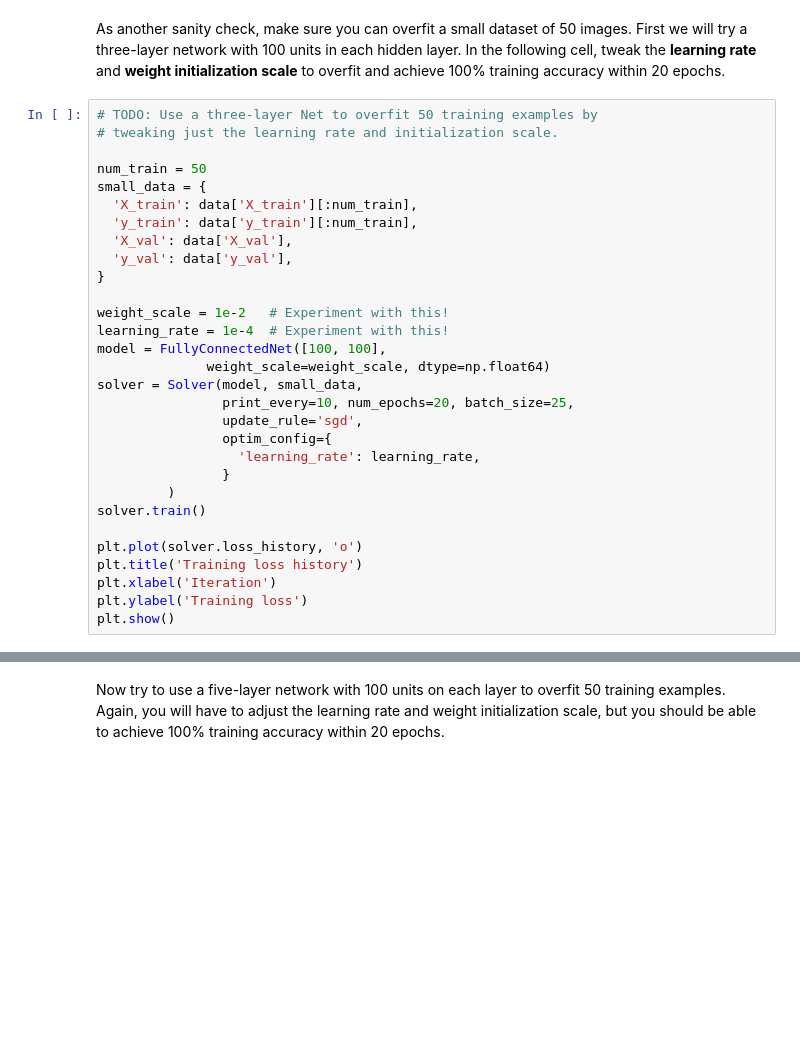
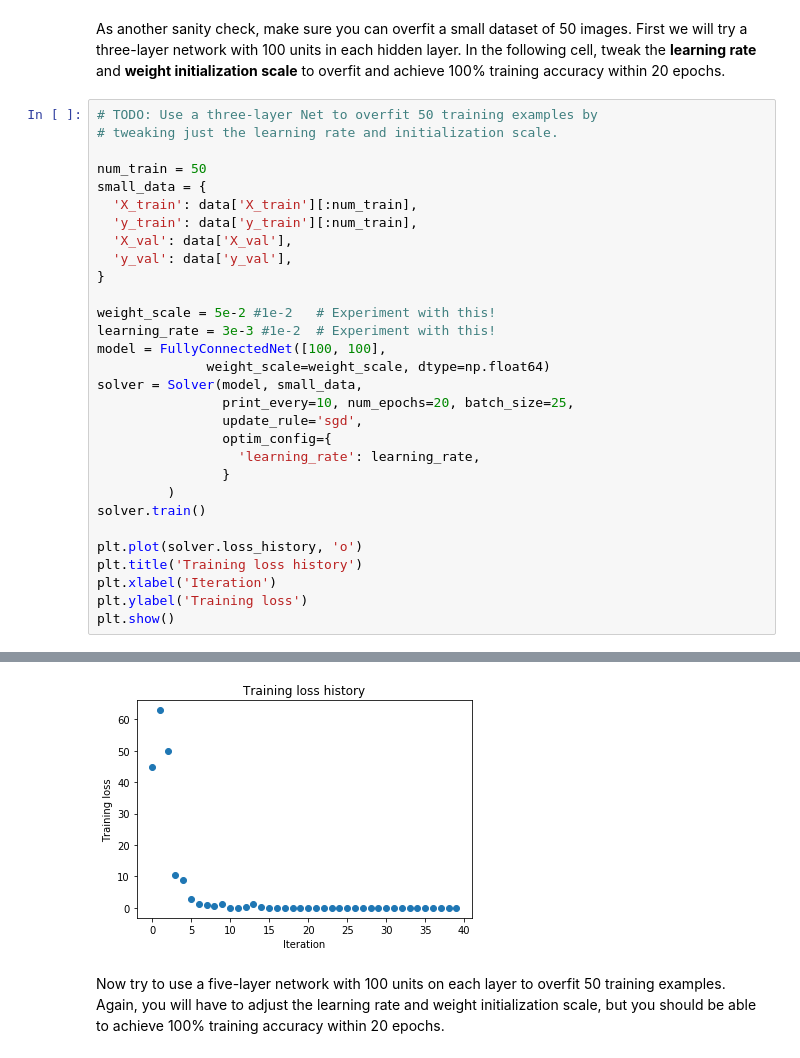
Before and after one commit to utsavpatel22/CS231n-Convolutional-Neural-Networks-for-Visual-Recognition, a Jupyter notebook: assignment2/FullyConnectedNets.ipynb, the cells around one changed output, grey strips where cells are left out. Cells and saved outputs as stored; diff of their text form; blank space fills up the shorter version.

```diff
--- a/assignment2/FullyConnectedNets.ipynb
+++ b/assignment2/FullyConnectedNets.ipynb
@@ -381,8 +453,8 @@ small_data = {
   'y_val': data['y_val'],
 }
 
-weight_scale = 1e-2   # Experiment with this!
-learning_rate = 1e-4  # Experiment with this!
+weight_scale = 5e-2 #1e-2   # Experiment with this!
+learning_rate = 3e-3 #1e-2  # Experiment with this!
 model = FullyConnectedNet([100, 100],
               weight_scale=weight_scale, dtype=np.float64)
 solver = Solver(model, small_data,
@@ -399,3 +471,4 @@ plt.title('Training loss history')
 plt.xlabel('Iteration')
 plt.ylabel('Training loss')
 plt.show()
+# %% [output]
@@ -402,3 +492,4 @@ plt.show()
+[figure, added]
 # %% [markdown]
 Now try to use a five-layer network with 100 units on each layer to overfit 50 training examples. Again, you will have to adjust the learning rate and weight initialization scale, but you should be able to achieve 100% training accuracy within 20 epochs.
 # %%
```
Also changed, not shown: parts of 15 cells of this notebook, 1 other file.
